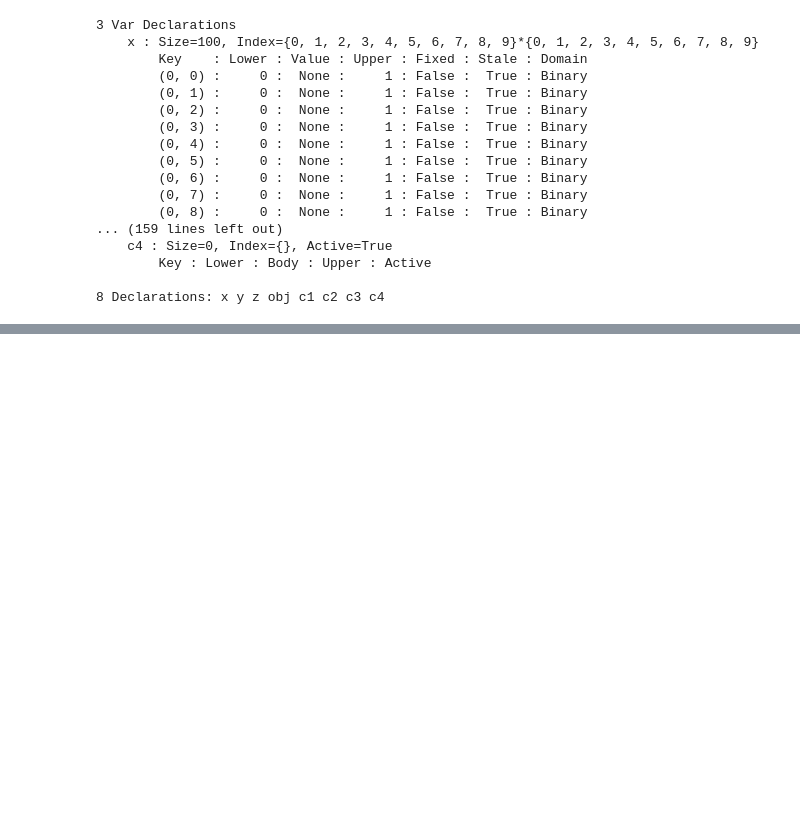
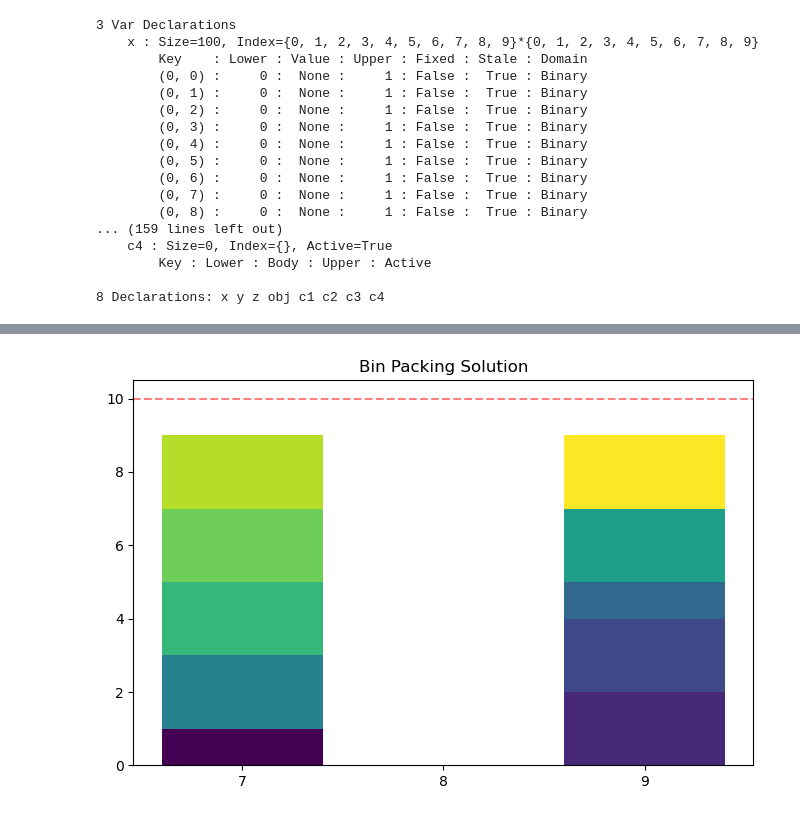
Before and after one commit to kuvychko/Pyomo-NB, a Jupyter notebook: Chapter_1/2_Bin_packing.ipynb, the cells around one changed output, grey strips where cells are left out. Saved outputs shown, nothing was run; the diff lists cells and outputs as text; code cells hidden in the pictures; blank space fills up the shorter version.

```diff
--- a/Chapter_1/2_Bin_packing.ipynb
+++ b/Chapter_1/2_Bin_packing.ipynb
@@ -198,0 +185,18 @@ bin_packing_plot(model, a)
+# %%
+def pack_and_plot_bins(items: np.array, bin_size: int, figsize=(8, 5), solver='cbc'):
+    """
+    Function to solve the bin packing problem and plot the solution.
+
+    Args:
+        items (np.array): Array of item sizes.
+        bin_size (int): Size of the bins.
+        figsize (Tuple[int, int]): Size of the plot.
+
+    Returns:
+        None
+
+    """
+
+    model = create_model(items, bin_size)
+    pyo.SolverFactory(solver).solve(model)
+    bin_packing_plot(model, items, bin_size, figsize)
@@ -198,0 +208,4 @@ bin_packing_plot(model, a)
+# %%
+pack_and_plot_bins(bins1, 10)
+# %% [output]
+[figure, added]
```
Also changed, not shown: parts of 11 cells of this notebook, 1 other file.
